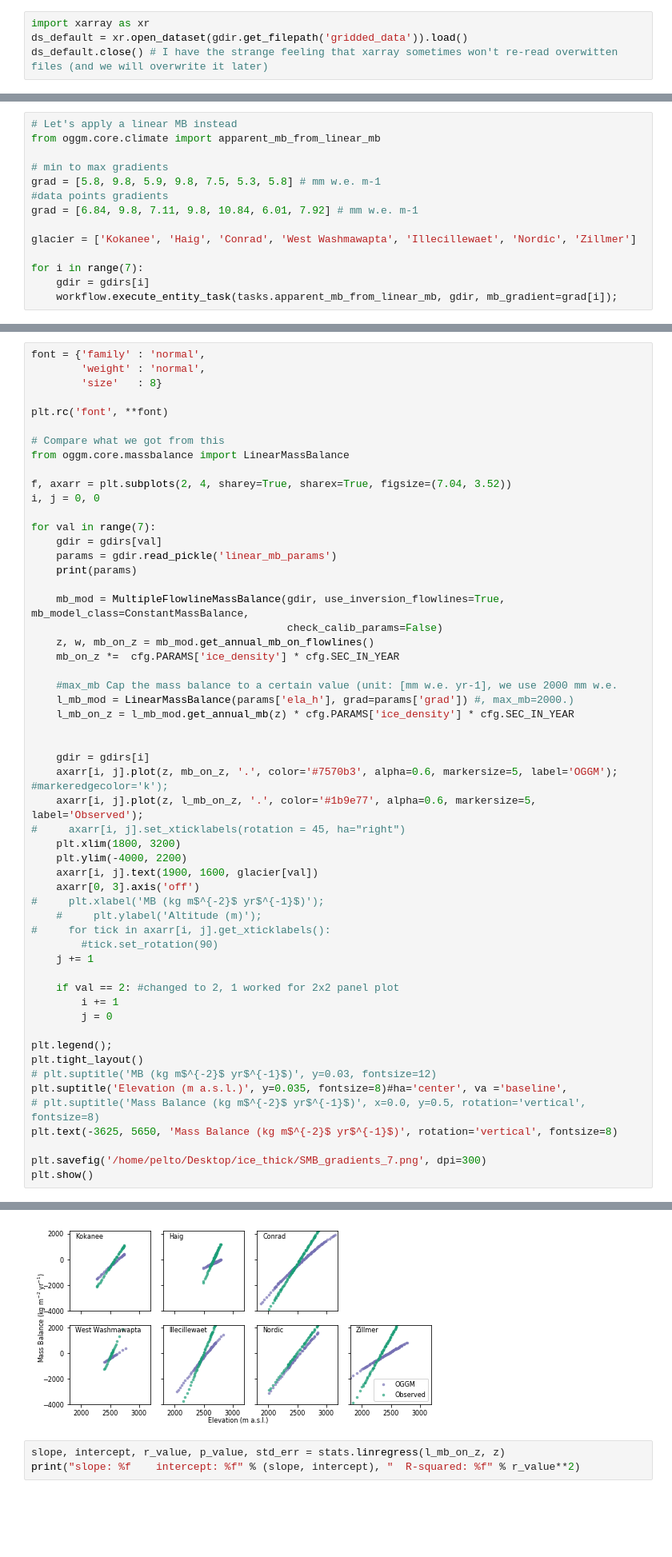
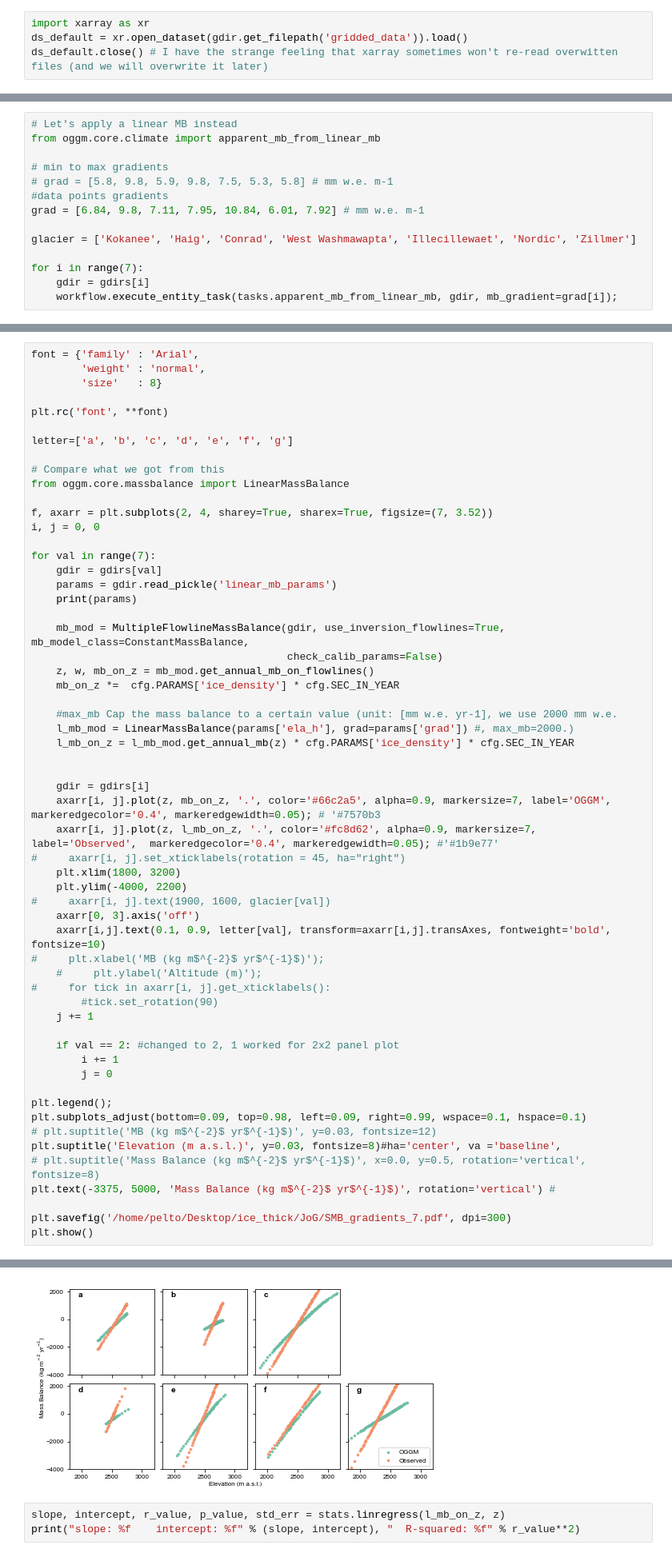
Before and after one commit to bpelto/OGGM-Columbia-Project, a Jupyter notebook: MB_gradient_comp_7panel.ipynb, the cells around one changed output, grey strips where cells are left out. Shown at 80% size. Drawn from its saved outputs; the diff is of its cells as text; blank space fills up the shorter version.

Commit message:
add panel letters fix spacing color and titles

```diff
--- a/MB_gradient_comp_7panel.ipynb
+++ b/MB_gradient_comp_7panel.ipynb
@@ -77,9 +77,9 @@ ds_default.distributed_thickness.plot();
 from oggm.core.climate import apparent_mb_from_linear_mb
 
 # min to max gradients
-grad = [5.8, 9.8, 5.9, 9.8, 7.5, 5.3, 5.8] # mm w.e. m-1
+# grad = [5.8, 9.8, 5.9, 9.8, 7.5, 5.3, 5.8] # mm w.e. m-1
 #data points gradients
-grad = [6.84, 9.8, 7.11, 9.8, 10.84, 6.01, 7.92] # mm w.e. m-1
+grad = [6.84, 9.8, 7.11, 7.95, 10.84, 6.01, 7.92] # mm w.e. m-1
 
 glacier = ['Kokanee', 'Haig', 'Conrad', 'West Washmawapta', 'Illecillewaet', 'Nordic', 'Zillmer']
 
@@ -97,14 +97,16 @@ for i in range(7):
 # %%
-font = {'family' : 'normal',
+font = {'family' : 'Arial',
         'weight' : 'normal',
         'size'   : 8}
 
 plt.rc('font', **font)
 
+letter=['a', 'b', 'c', 'd', 'e', 'f', 'g']
+
 # Compare what we got from this
 from oggm.core.massbalance import LinearMassBalance
 
-f, axarr = plt.subplots(2, 4, sharey=True, sharex=True, figsize=(7.04, 3.52))
+f, axarr = plt.subplots(2, 4, sharey=True, sharex=True, figsize=(7, 3.52))
 i, j = 0, 0
 
 for val in range(7):
@@ -123,41 +125,42 @@ for val in range(7):
 
 
     gdir = gdirs[i]
-    axarr[i, j].plot(z, mb_on_z, '.', color='#7570b3', alpha=0.6, markersize=5, label='OGGM'); #markeredgecolor='k');
-    axarr[i, j].plot(z, l_mb_on_z, '.', color='#1b9e77', alpha=0.6, markersize=5, label='Observed');
+    axarr[i, j].plot(z, mb_on_z, '.', color='#66c2a5', alpha=0.9, markersize=7, label='OGGM', markeredgecolor='0.4', markeredgewidth=0.05); # '#7570b3
+    axarr[i, j].plot(z, l_mb_on_z, '.', color='#fc8d62', alpha=0.9, markersize=7, label='Observed',  markeredgecolor='0.4', markeredgewidth=0.05); #'#1b9e77'
 #     axarr[i, j].set_xticklabels(rotation = 45, ha="right")
     plt.xlim(1800, 3200)
     plt.ylim(-4000, 2200)
-    axarr[i, j].text(1900, 1600, glacier[val])
+#     axarr[i, j].text(1900, 1600, glacier[val])
     axarr[0, 3].axis('off')
+    axarr[i,j].text(0.1, 0.9, letter[val], transform=axarr[i,j].transAxes, fontweight='bold', fontsize=10)
 #     plt.xlabel('MB (kg m$^{-2}$ yr$^{-1}$)');
     #     plt.ylabel('Altitude (m)');
 #     for tick in axarr[i, j].get_xticklabels():
         #tick.set_rotation(90)
     j += 1
 
     if val == 2: #changed to 2, 1 worked for 2x2 panel plot
         i += 1
         j = 0
 
 plt.legend();
-plt.tight_layout()
+plt.subplots_adjust(bottom=0.09, top=0.98, left=0.09, right=0.99, wspace=0.1, hspace=0.1)
 # plt.suptitle('MB (kg m$^{-2}$ yr$^{-1}$)', y=0.03, fontsize=12)
-plt.suptitle('Elevation (m a.s.l.)', y=0.035, fontsize=8)#ha='center', va ='baseline',
+plt.suptitle('Elevation (m a.s.l.)', y=0.03, fontsize=8)#ha='center', va ='baseline',
 # plt.suptitle('Mass Balance (kg m$^{-2}$ yr$^{-1}$)', x=0.0, y=0.5, rotation='vertical', fontsize=8)
-plt.text(-3625, 5650, 'Mass Balance (kg m$^{-2}$ yr$^{-1}$)', rotation='vertical', fontsize=8)
+plt.text(-3375, 5000, 'Mass Balance (kg m$^{-2}$ yr$^{-1}$)', rotation='vertical') #
 
-plt.savefig('/home/pelto/Desktop/ice_thick/SMB_gradients_7.png', dpi=300)
+plt.savefig('/home/pelto/Desktop/ice_thick/JoG/SMB_gradients_7.pdf', dpi=300)
 plt.show()
 # %% [output]
 {'ela_h': 2582.91795408468, 'grad': 6.84}
 {'ela_h': 2670.4536893891946, 'grad': 9.8}
 {'ela_h': 2547.6544116847076, 'grad': 7.11}
 {'ela_h': 2528.2074934704638, 'grad': 9.8}
 {'ela_h': 2497.8304694173885, 'grad': 10.84}
 {'ela_h': 2495.3736919704334, 'grad': 6.01}
 {'ela_h': 2337.0943128919325, 'grad': 7.92}
-[figure, old version]
+[figure, new version]
 # %%
 slope, intercept, r_value, p_value, std_err = stats.linregress(l_mb_on_z, z)
 print("slope: %f    intercept: %f" % (slope, intercept), "  R-squared: %f" % r_value**2)
```
Also changed, not shown: parts of 4 cells of this notebook.
